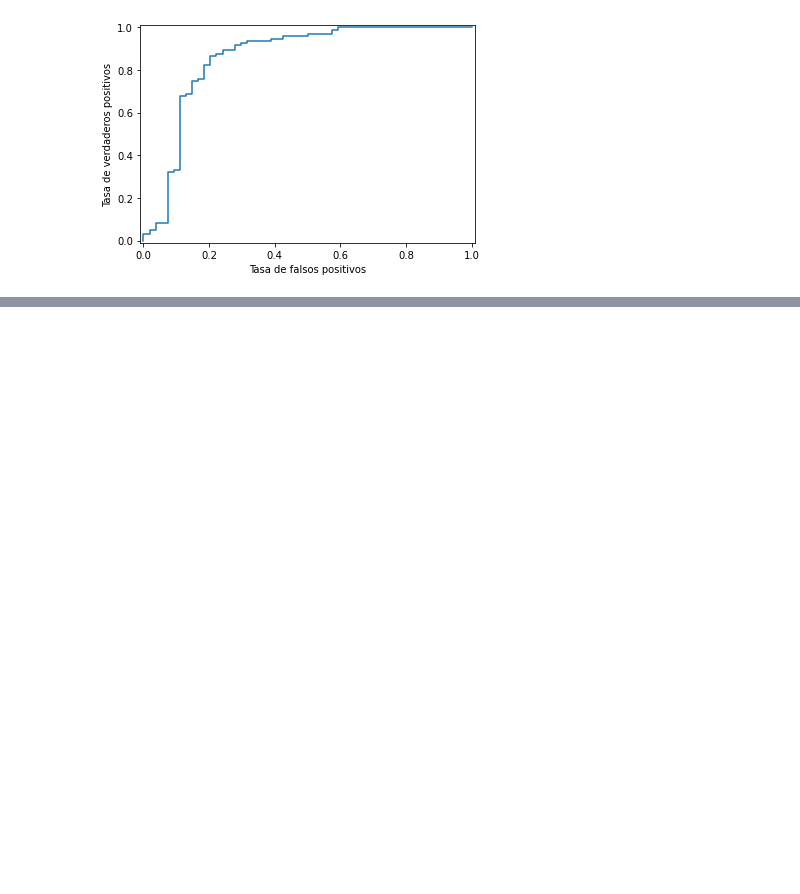
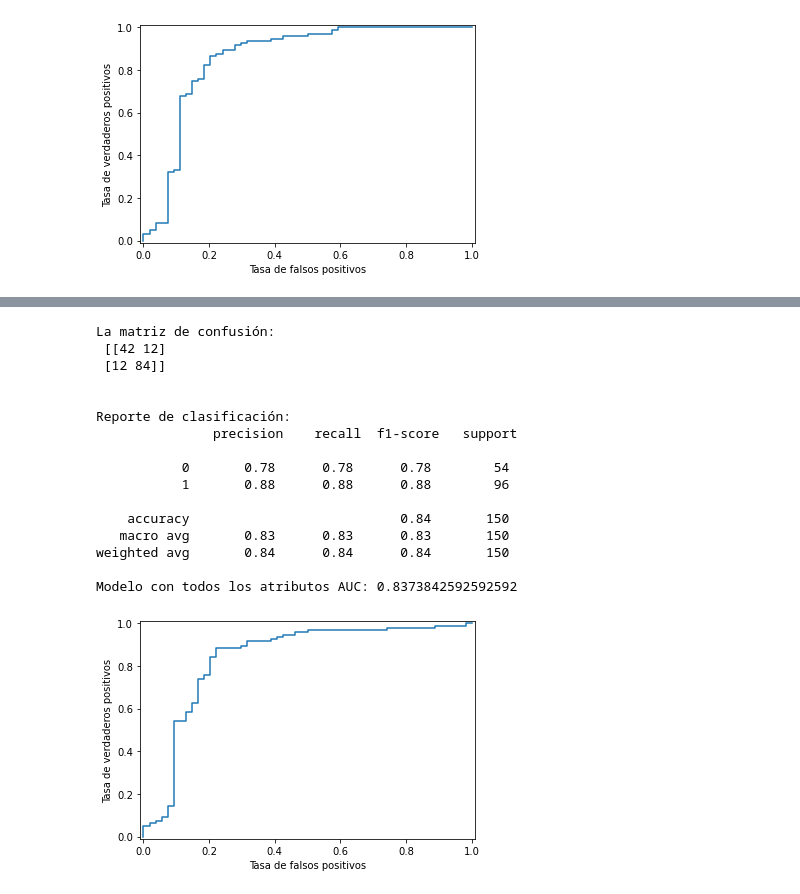
Before and after one commit to manoloacademia/CEIA_Analisis_de_datos, a Jupyter notebook: practica_final/analysis_spotify (2).ipynb, the cells around one changed output, grey strips where cells are left out. Saved outputs shown, nothing was run; the diff lists cells and outputs as text; code cells hidden in the pictures; blank space fills up the shorter version.

```diff
--- a/practica_final/analysis_spotify (2).ipynb
+++ b/practica_final/analysis_spotify (2).ipynb
@@ -1342,0 +1433,50 @@ Modelo con todos los atributos AUC: 0.8578317901234569
+# %%
+# SVM
+svm_rbf_fs = SVC(kernel='rbf', probability=True)
+svm_rbf_fs.fit(X_train_fs, y_train)
+
+# Predecimos los valores
+y_hat_svm_fs = svm_rbf_fs.predict(X_test_fs)
+
+# Calculamos la matriz de confusión
+cm = confusion_matrix(y_test, y_hat_svm_fs)
+print("La matriz de confusión: \n", cm)
+print("\n")
+
+# Calculamos el reporte de clasificación
+cr = classification_report(y_test, y_hat_svm_fs)
+print("Reporte de clasificación: \n", cr)
+
+# Calculamos la probabilidad del modelo
+prob_total_svm_fs = svm_rbf_fs.predict_proba(X_test_fs)[:, -1] # para llevarlo a 1-d
+
+# Realizamos la curva roc
+fpr_total, tpr_total, _ = roc_curve(y_true=y_test, y_score=prob_total_svm_fs)
+
+# Ploteamos la curva
+plt.plot(fpr_total, tpr_total, label="Modelo todos los atributos")
+plt.xlim([-0.01, 1.01])
+plt.ylim([-0.01, 1.01])
+plt.xlabel("Tasa de falsos positivos")
+plt.ylabel("Tasa de verdaderos positivos")
+
+# Calculamos el auc
+print(f"Modelo con todos los atributos AUC: {auc(fpr_total, tpr_total)}")
+# %% [output]
+La matriz de confusión:
+ [[42 12]
+ [12 84]]
+
+
+Reporte de clasificación:
+               precision    recall  f1-score   support
+
+           0       0.78      0.78      0.78        54
+           1       0.88      0.88      0.88        96
+
+    accuracy                           0.84       150
+   macro avg       0.83      0.83      0.83       150
+weighted avg       0.84      0.84      0.84       150
+
+Modelo con todos los atributos AUC: 0.8373842592592592
+[figure, added]
```
Also changed, not shown: parts of 12 cells of this notebook.
